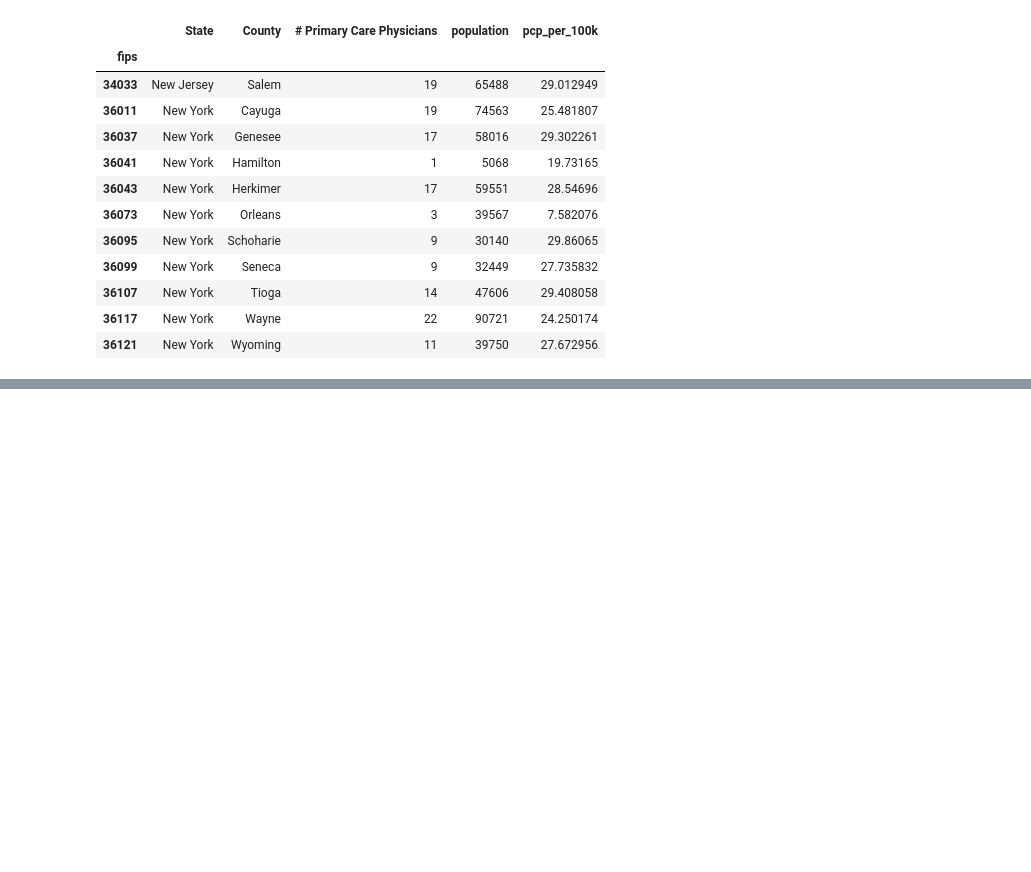
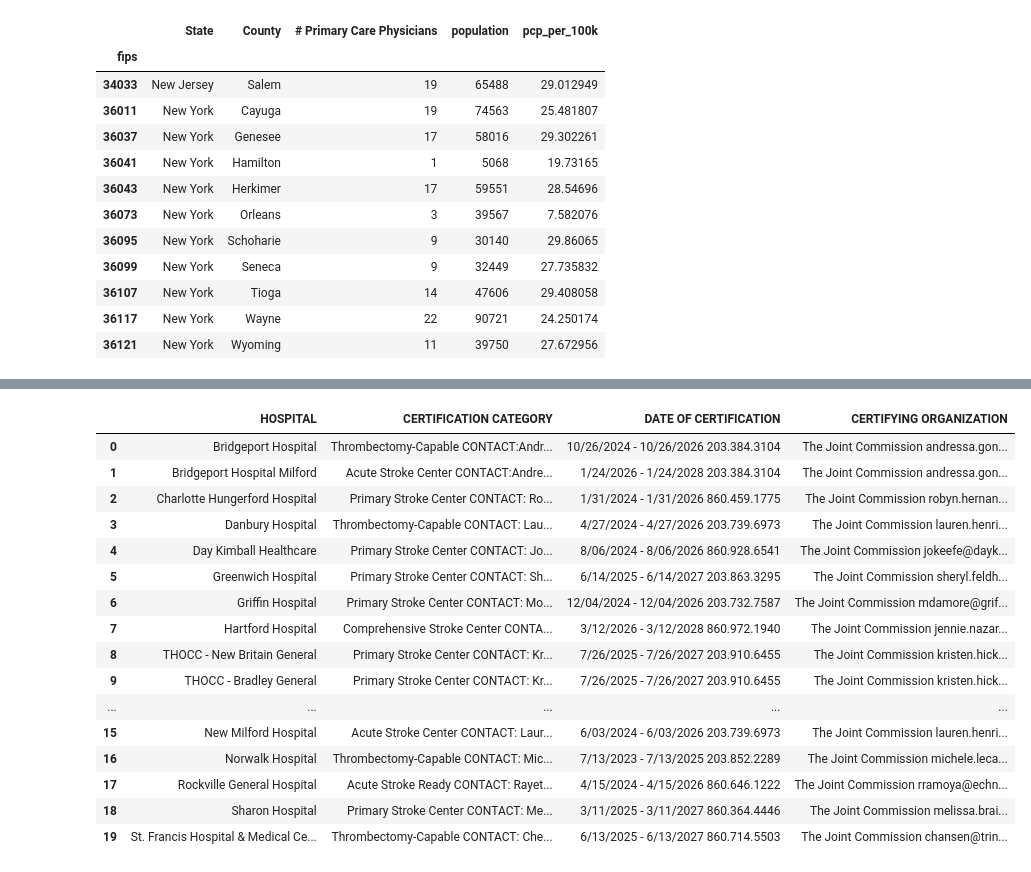
Before and after one commit to palism1/stroke-burden-index, a Jupyter notebook: SCAI_Data_Gathering.ipynb, the cells around one changed output, grey strips where cells are left out. Cells and saved outputs as stored; diff of their text form; code cells hidden in the pictures; blank space fills up the shorter version.

```diff
--- a/SCAI_Data_Gathering.ipynb
+++ b/SCAI_Data_Gathering.ipynb
@@ -541,0 +675,17 @@ merged.to_csv('pcp_per_100k_all.csv', index=False)
+# %%
+from io import StringIO
+
+url = "https://portal.ct.gov/dph/emergency-medical-services/ems/certified-stroke-centers"
+headers = {"User-Agent": "Mozilla/5.0 (Windows NT 10.0; Win64; x64) AppleWebKit/537.36"}
+
+response = requests.get(url, headers=headers)
+response.raise_for_status()
+
+tables = pd.read_html(StringIO(response.text))
+print(f"{len(tables)} tables found")
+for i, t in enumerate(tables):
+    print(f"Table {i}: {t.shape}")
+
+ct_df = max(tables, key=lambda t: t.shape[0])
+print(ct_df.shape)
+ct_df.head()
@@ -541,0 +704,24 @@ merged.to_csv('pcp_per_100k_all.csv', index=False)
+# %%
+ct_df = tables[2].copy()
+ct_df.columns = ct_df.iloc[0]        # set first row as header
+ct_df = ct_df.drop(0).reset_index(drop=True)  # drop that row
+# %%
+ct_df.head(20)
+# %% [output]
+|  | HOSPITAL | CERTIFICATION CATEGORY | DATE OF CERTIFICATION | CERTIFYING ORGANIZATION |
+| 0 | Bridgeport Hospital | Thrombectomy-Capable CONTACT:Andr... | 10/26/2024 - 10/26/2026 203.384.3104 | The Joint Commission andressa.gon... |
+| 1 | Bridgeport Hospital Milford | Acute Stroke Center CONTACT:Andre... | 1/24/2026 - 1/24/2028 203.384.3104 | The Joint Commission andressa.gon... |
+| 2 | Charlotte Hungerford Hospital | Primary Stroke Center CONTACT: Ro... | 1/31/2024 - 1/31/2026 860.459.1775 | The Joint Commission robyn.hernan... |
+| 3 | Danbury Hospital | Thrombectomy-Capable CONTACT: Lau... | 4/27/2024 - 4/27/2026 203.739.6973 | The Joint Commission lauren.henri... |
+| 4 | Day Kimball Healthcare | Primary Stroke Center CONTACT: Jo... | 8/06/2024 - 8/06/2026 860.928.6541 | The Joint Commission jokeefe@dayk... |
+| 5 | Greenwich Hospital | Primary Stroke Center CONTACT: Sh... | 6/14/2025 - 6/14/2027 203.863.3295 | The Joint Commission sheryl.feldh... |
+| 6 | Griffin Hospital | Primary Stroke Center CONTACT: Mo... | 12/04/2024 - 12/04/2026 203.732.7587 | The Joint Commission mdamore@grif... |
+| 7 | Hartford Hospital | Comprehensive Stroke Center CONTA... | 3/12/2026 - 3/12/2028 860.972.1940 | The Joint Commission jennie.nazar... |
+| 8 | THOCC - New Britain General | Primary Stroke Center CONTACT: Kr... | 7/26/2025 - 7/26/2027 203.910.6455 | The Joint Commission kristen.hick... |
+| 9 | THOCC - Bradley General | Primary Stroke Center CONTACT: Kr... | 7/26/2025 - 7/26/2027 203.910.6455 | The Joint Commission kristen.hick... |
+| ... | ... | ... | ... | ... |
+| 15 | New Milford Hospital | Acute Stroke Center CONTACT: Laur... | 6/03/2024 - 6/03/2026 203.739.6973 | The Joint Commission lauren.henri... |
+| 16 | Norwalk Hospital | Thrombectomy-Capable CONTACT: Mic... | 7/13/2023 - 7/13/2025 203.852.2289 | The Joint Commission michele.leca... |
+| 17 | Rockville General Hospital | Acute Stroke Ready CONTACT: Rayet... | 4/15/2024 - 4/15/2026 860.646.1222 | The Joint Commission rramoya@echn... |
+| 18 | Sharon Hospital | Primary Stroke Center CONTACT: Me... | 3/11/2025 - 3/11/2027 860.364.4446 | The Joint Commission melissa.brai... |
+| 19 | St. Francis Hospital & Medical Ce... | Thrombectomy-Capable CONTACT: Che... | 6/13/2025 - 6/13/2027 860.714.5503 | The Joint Commission chansen@trin... |
```
Also changed, not shown: parts of 23 cells of this notebook, 4 other files.
